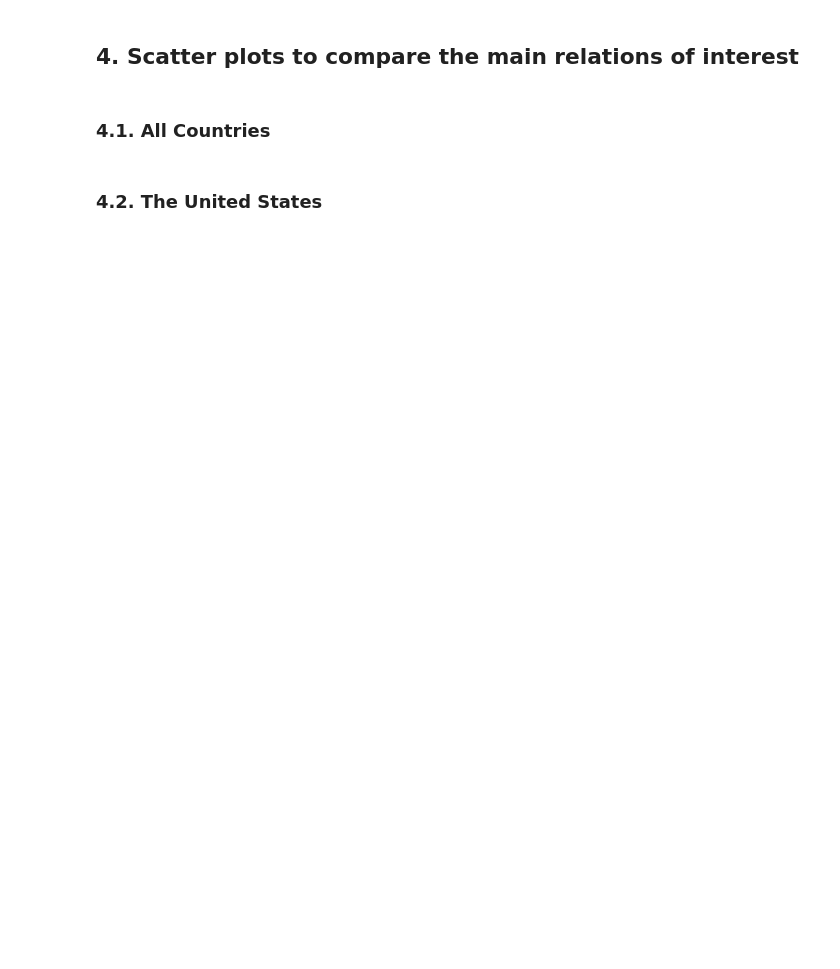
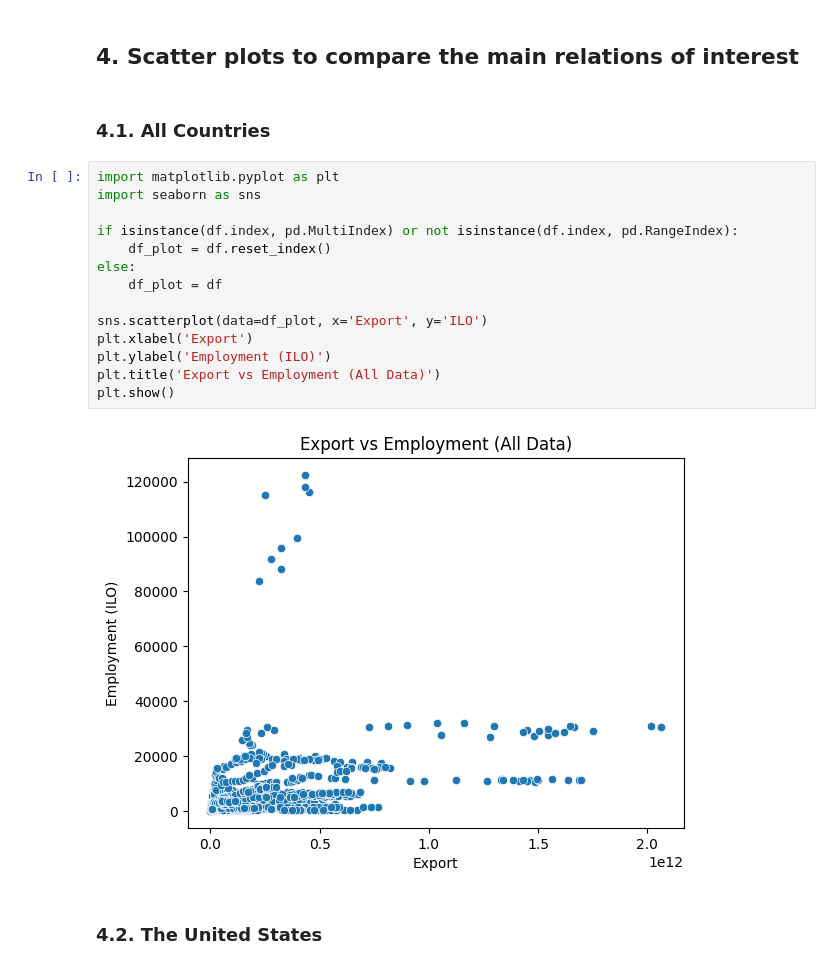
Before and after one commit to Graspp-25-Spring/graspp-25S-trade, a Jupyter notebook: notebooks/final_white_paper.ipynb, the cells around one changed output. Cells and saved outputs as stored; diff of their text form; blank space fills up the shorter version.

Commit message:
add descriptive stats / scatter plot (Natsuki)

```diff
--- a/notebooks/final_white_paper.ipynb
+++ b/notebooks/final_white_paper.ipynb
@@ -63,5 +88,21 @@ Reading merged data from: /Users/nakamurahanako/Documents/GitHub/graspp-25S-trad
 ## 4. Scatter plots to compare the main relations of interest
 # %% [markdown]
 ### 4.1. All Countries
+# %%
+import matplotlib.pyplot as plt
+import seaborn as sns
+
+if isinstance(df.index, pd.MultiIndex) or not isinstance(df.index, pd.RangeIndex):
+    df_plot = df.reset_index()
+else:
+    df_plot = df
+
+sns.scatterplot(data=df_plot, x='Export', y='ILO')
+plt.xlabel('Export')
+plt.ylabel('Employment (ILO)')
+plt.title('Export vs Employment (All Data)')
+plt.show()
+# %% [output]
+[figure, added]
 # %% [markdown]
 ### 4.2. The United States
```
Also changed, not shown: parts of 4 cells of this notebook.
